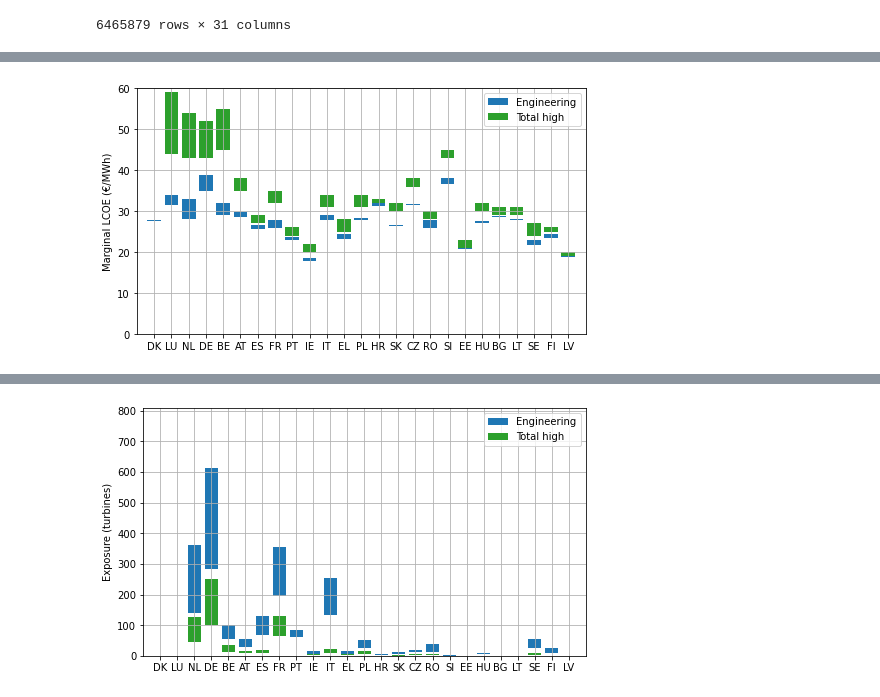
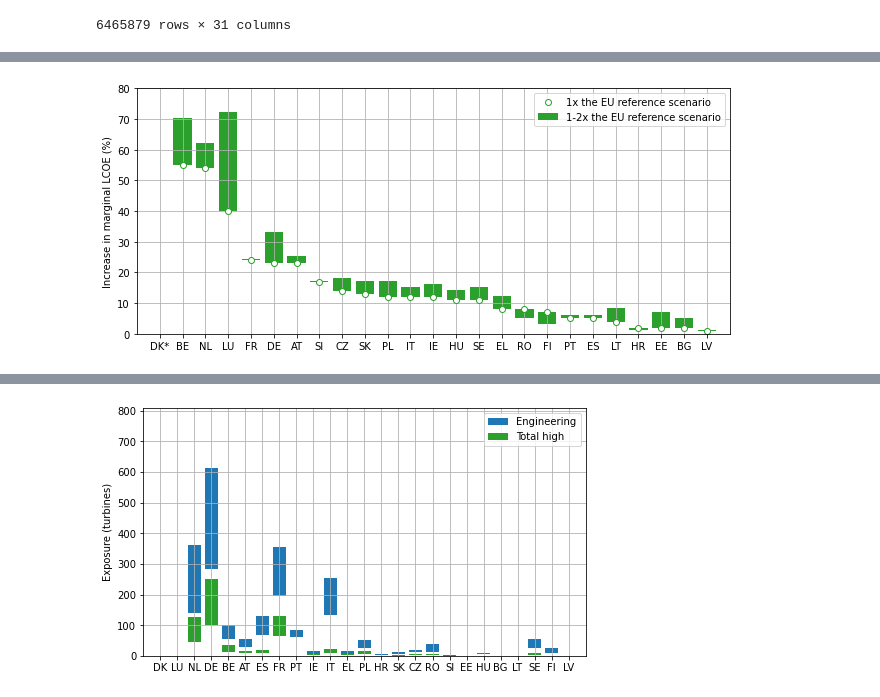
Before and after one commit to timtroendle/wind-onshore-cost-potential, a Jupyter notebook: notebooks/analysis.ipynb, the cells around one changed output, grey strips where cells are left out. Drawn from its saved outputs; the diff is of its cells as text; code cells hidden in the pictures.

```diff
--- a/notebooks/analysis.ipynb
+++ b/notebooks/analysis.ipynb
@@ -724,6 +678,7 @@ plt.grid()
 
 a1 = bottom[int(targets[c]/2*1000)]
 b1 = bottom[int(2*targets[c]/2*1000)]
+es1000_1, es1000_2 = a1, b1
 print(f'Exposure between {round(a1, 1)} and {round(b1, 1)}')
 print(f'Reduction to {round(a1/a0, 2)} and {round(b1/b0, 2)}')
 
@@ -872,22 +828,28 @@ for c in countries:
     # Average cost
     results_c['Average engineering cost 1 (€/MWh)'] = tmp['engineering'].sort_values().iloc[:n].mean().round()
     results_c['Average total cost low 1 (€/MWh)'] = tmp['total cost low'].sort_values().iloc[:n].mean().round()
+    results_c['Increase in average cost low 1 (€/MWh)'] = results_c['Average total cost low 1 (€/MWh)'] - results_c['Average engineering cost 1 (€/MWh)']
     results_c['Increase in average cost low 1 (%)'] = 100 * (results_c['Average total cost low 1 (€/MWh)'] / results_c['Average engineering cost 1 (€/MWh)'] - 1).round(2)
     results_c['Average total cost high 1 (€/MWh)'] = tmp['total cost high'].sort_values().iloc[:n].mean().round()
+    results_c['Increase in average cost high 1 (€/MWh)'] = results_c['Average total cost high 1 (€/MWh)'] - results_c['Average engineering cost 1 (€/MWh)']
     results_c['Increase in average cost high 1 (%)'] = 100 * (results_c['Average total cost high 1 (€/MWh)'] / results_c['Average engineering cost 1 (€/MWh)'] - 1).round(2)
 
     # Marginal cost 1x EU Ref
     results_c['Marginal engineering cost 1 (€/MWh)'] = tmp['engineering'].sort_values().iloc[n]
     results_c['Marginal total cost low 1 (€/MWh)'] = tmp['total cost low'].sort_values().iloc[n].round()
+    results_c['Increase in marginal cost low 1 (€/MWh)'] = results_c['Marginal total cost low 1 (€/MWh)'] - results_c['Marginal engineering cost 1 (€/MWh)']
     results_c['Increase in marginal cost low 1 (%)'] = 100 * (results_c['Marginal total cost low 1 (€/MWh)'] / results_c['Marginal engineering cost 1 (€/MWh)'] - 1).round(2)
     results_c['Marginal total cost high 1 (€/MWh)'] = tmp['total cost high'].sort_values().iloc[n].round()
+    results_c['Increase in marginal cost high 1 (€/MWh)'] = results_c['Marginal total cost high 1 (€/MWh)'] - results_c['Marginal engineering cost 1 (€/MWh)']
     results_c['Increase in marginal cost high 1 (%)'] = 100 * (results_c['Marginal total cost high 1 (€/MWh)'] / results_c['Marginal engineering cost 1 (€/MWh)'] - 1).round(2)
 
     # Marginal cost 2x EU Ref
     results_c['Marginal engineering cost 2 (€/MWh)'] = tmp['engineering'].sort_values().iloc[n2]
     results_c['Marginal total cost low 2 (€/MWh)'] = tmp['total cost low'].sort_values().iloc[n2].round()
+    results_c['Increase in marginal cost low 2 (€/MWh)'] = results_c['Marginal total cost low 2 (€/MWh)'] - results_c['Marginal engineering cost 2 (€/MWh)']
     results_c['Increase in marginal cost low 2 (%)'] = 100 * (results_c['Marginal total cost low 2 (€/MWh)'] / results_c['Marginal engineering cost 2 (€/MWh)'] - 1).round(2)
     results_c['Marginal total cost high 2 (€/MWh)'] = tmp['total cost high'].sort_values().iloc[n2].round()
+    results_c['Increase in marginal cost high 2 (€/MWh)'] = results_c['Marginal total cost high 2 (€/MWh)'] - results_c['Marginal engineering cost 2 (€/MWh)']
     results_c['Increase in marginal cost high 2 (%)'] = 100 * (results_c['Marginal total cost high 2 (€/MWh)'] / results_c['Marginal engineering cost 2 (€/MWh)'] - 1).round(2)
 
     # Exposure
@@ -906,7 +868,10 @@ for c in countries:
     for i in range(1,5):
         results_c[f'{i}'] = (tmp.fillna(0).sort_values('total cost high').iloc[n][i].sum()).round()
 
-    results[c] = results_c
+    if c=='DK':
+        results['DK*'] = results_c
+    else:
+        results[c] = results_c
 
 results = results.sort_values('Targeted potential 1 (%)', axis=1, ascending=False)
 results
@@ -957,0 +927,2 @@ plt.savefig('Figure 10.png', dpi=300)
+# %%
+results = results.sort_values('Marginal total cost high 1 (€/MWh)', axis=1, ascending=False)
@@ -958,26 +955,29 @@ plt.savefig('Figure 10.png', dpi=300)
+# %%
+results = results.sort_values('Increase in marginal cost high 1 (%)', axis=1, ascending=False)
 # %%
-fig, ax = plt.subplots(1, 1, figsize=(7, 4)) #, sharex='col', gridspec_kw={'width_ratios': [2, 1]})
+fig, ax = plt.subplots(1, 1, figsize=(9, 4)) #, sharex='col', gridspec_kw={'width_ratios': [2, 1]})
 
 ax.bar(
     results.columns,
-    results.loc['Marginal engineering cost 2 (€/MWh)'] - results.loc['Marginal engineering cost 1 (€/MWh)'] + 0.25,
-    bottom=results.loc['Marginal engineering cost 1 (€/MWh)'],
-    color='tab:blue', label='Engineering'
+    results.loc['Increase in marginal cost high 2 (%)'] - results.loc['Increase in marginal cost high 1 (%)'] + 0.25,
+    bottom=results.loc['Increase in marginal cost high 1 (%)'],
+    color='tab:green', label='1-2x the EU reference scenario'
 )
 
-ax.bar(
+ax.plot(
     results.columns,
-    results.loc['Marginal total cost high 2 (€/MWh)'] - results.loc['Marginal total cost high 1 (€/MWh)'] + 1,
-    bottom=results.loc['Marginal total cost high 1 (€/MWh)'],
-    color='tab:green', label='Total high'
+    results.loc['Increase in marginal cost high 1 (%)'],
+    color='white', label='1x the EU reference scenario',
+    linestyle='', marker='o', markeredgecolor='tab:green'
 )
 
+
 ax.set_xlim([-1, len(results.columns)])
-ax.set_ylim(0, 60)
-ax.set_ylabel('Marginal LCOE (€/MWh)')
+ax.set_ylim(0, 80)
+ax.set_ylabel('Increase in marginal LCOE (%)')
 ax.grid()
 ax.legend()
 plt.tight_layout()
-plt.savefig('Figure 11.png', dpi=300)
+plt.savefig('Figure 11b.png', dpi=300)
 # %% [output]
-[figure, old version]
+[figure, new version]
```
Also changed, not shown: parts of 24 cells of this notebook.
